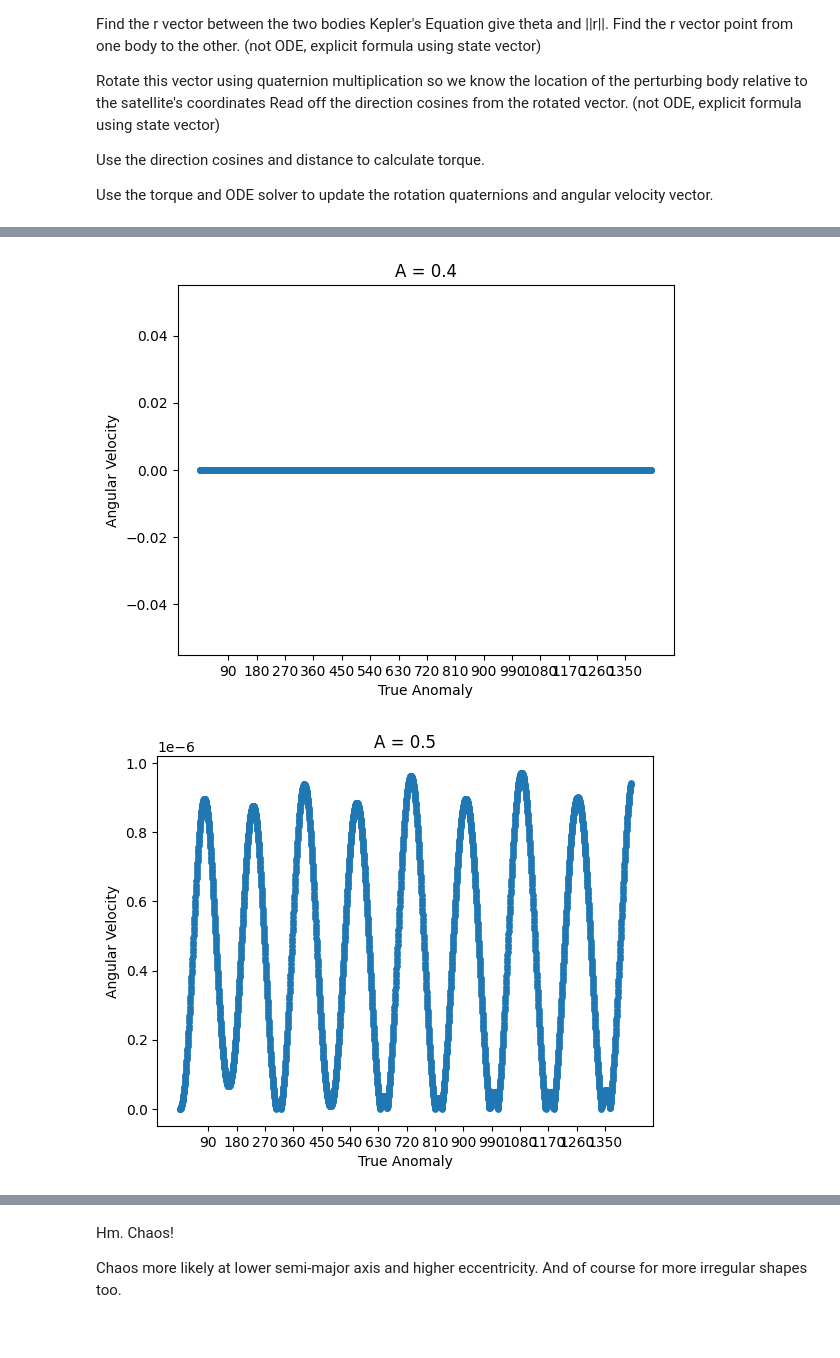
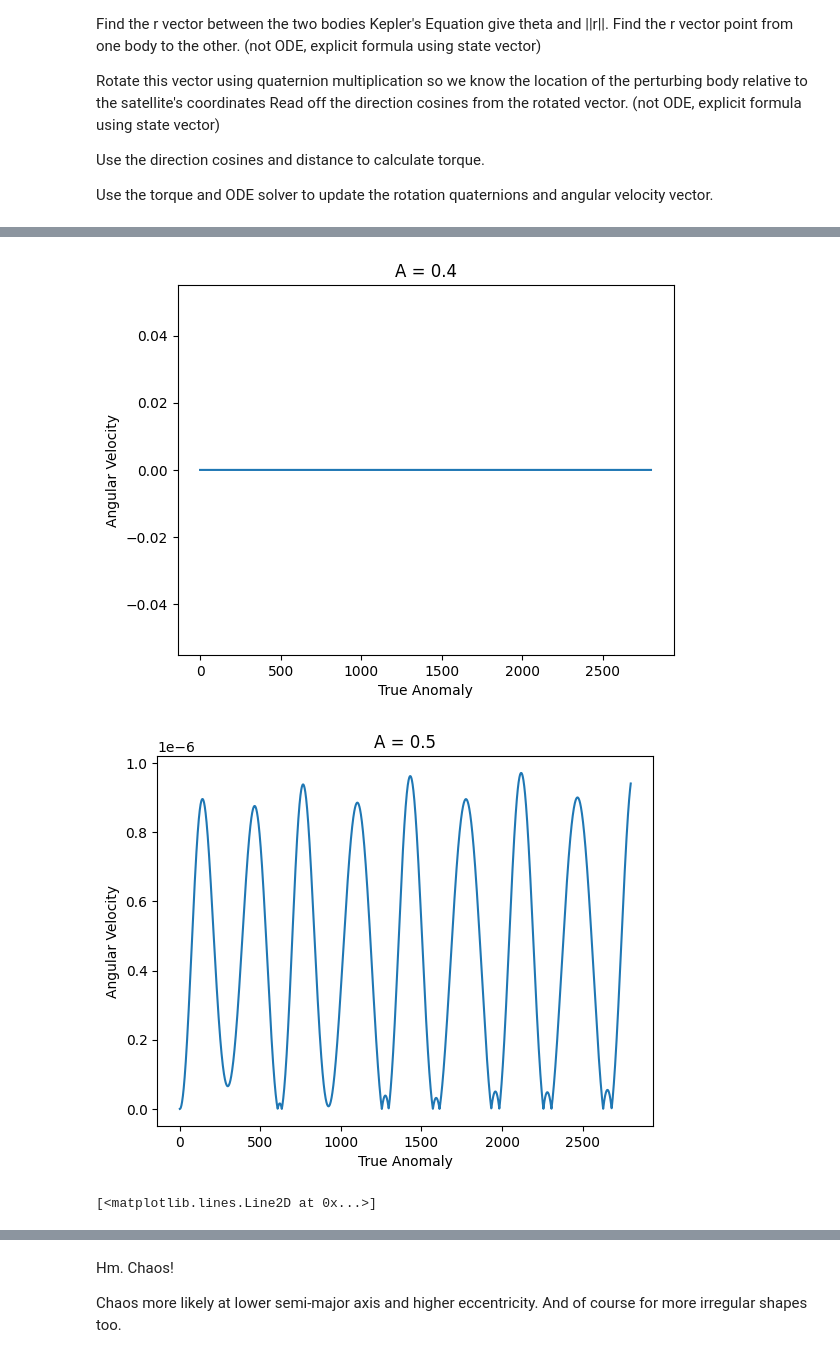
Before and after one commit to Aisihe/OrbitalDynamics, a Jupyter notebook: Step1-ChaoticRotations.ipynb, the cells around one changed output, grey strips where cells are left out. Saved outputs shown, nothing was run; the diff lists cells and outputs as text; code cells hidden in the pictures.

```diff
--- a/Step1-ChaoticRotations.ipynb
+++ b/Step1-ChaoticRotations.ipynb
@@ -117,26 +117,31 @@ A = [0.3, 0.4, 0.5]
 for i in range(3):
     sol = integrate.odeint(func=ODE, y0=state_naught, t=np.linspace(0, T, sampleNumber), args=(G, M, a, e, A[i], B, C))
 
-    Mean_Anomaly = np.sqrt(G * M / a**3) * timePoints
-    E = findEccentericAnomaly(Mean_Anomaly, e)
-    nu_array = np.unwrap(2 * np.arctan2(np.sqrt(1 + e) * np.sin(E/2), np.sqrt(1 - e) * np.cos(E/2)))
-    nu_array = nu_array * 180 / np.pi #degree conversion
+    # Mean_Anomaly = np.sqrt(G * M / a**3) * timePoints
+    # E = findEccentericAnomaly(Mean_Anomaly, e)
+    # nu_array = np.unwrap(2 * np.arctan2(np.sqrt(1 + e) * np.sin(E/2), np.sqrt(1 - e) * np.cos(E/2)))
+    # nu_array = nu_array * 180 / np.pi #degree conversion
 
-    r = a * (1 - e * np.cos(E)) / 250000000000000
 
     angularvelocities = np.sqrt(np.sum(np.pow(sol[:, 0:3], 2), axis=1))
     angularaccelerations = 100*np.gradient(angularvelocities)
-
 
     plt.figure()
     plt.title(f"A = {A[i]}")
     plt.xlabel("True Anomaly")
     plt.ylabel("Angular Velocity")
-    plt.xticks(np.arange(90, 360 * numOrbits, 90))
-    plt.scatter(nu_array, angularvelocities, s=15)
+    #plt.xticks(np.arange(90, 360 * numOrbits, 90))
+    #plt.scatter(nu_array, angularvelocities, s=15)
+    plt.plot(angularvelocities)
     # plt.scatter(nu_array, angularaccelerations, s=15)
     # plt.scatter(nu_array, r, s=10)
     plt.show()
 
     torques = []
+
+plt.figure()
+quaternion = np.sqrt(np.sum(sol[:, 3:7]**2, axis=1))
+
+#quaternion_magnitude = np.dot(sol[:, 3:7], sol[:, 3:7])
+plt.plot(quaternion)
 # %% [output]
@@ -144,2 +149,3 @@ for i in range(3):
-[figure, old version]
+[figure, new version]
-[figure, old version]
+[figure, new version]
+[<matplotlib.lines.Line2D at 0x...>]
```
Also changed, not shown: parts of 3 cells of this notebook, 2 other files.
